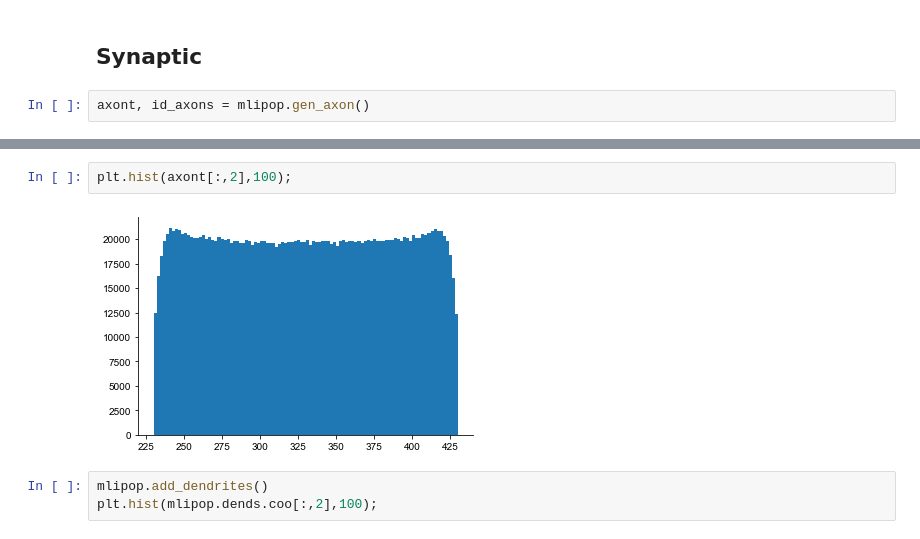
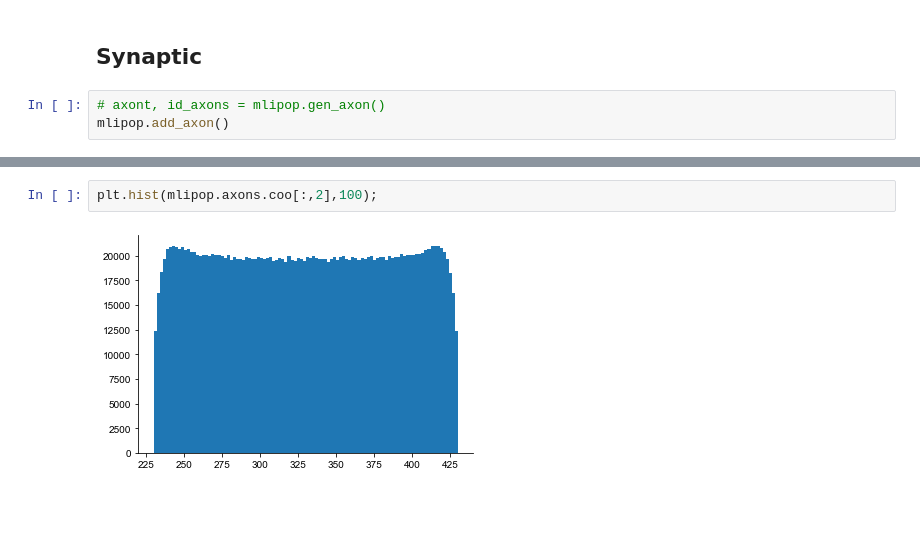
Before and after one commit to CNS-OIST/pycabnn, a Jupyter notebook: notebooks/MLI_3D_con.ipynb, the cells around one changed output, grey strips where cells are left out. Drawn from its saved outputs; the diff is of its cells as text; blank space fills up the shorter version.

```diff
--- a/notebooks/MLI_3D_con.ipynb
+++ b/notebooks/MLI_3D_con.ipynb
@@ -237,4 +298,5 @@ plt.tight_layout()
 # %% [markdown]
 ## Synaptic
 # %%
-axont, id_axons = mlipop.gen_axon()
+# axont, id_axons = mlipop.gen_axon()
+mlipop.add_axon()
@@ -289,7 +303,4 @@ plt.ylim([200, 450])
 # %%
-plt.hist(axont[:,2],100);
+plt.hist(mlipop.axons.coo[:,2],100);
 # %% [output]
-[figure, old version]
+[figure, new version]
-# %%
-mlipop.add_dendrites()
-plt.hist(mlipop.dends.coo[:,2],100);
```
Also changed, not shown: parts of 46 cells of this notebook, 8 other files.
